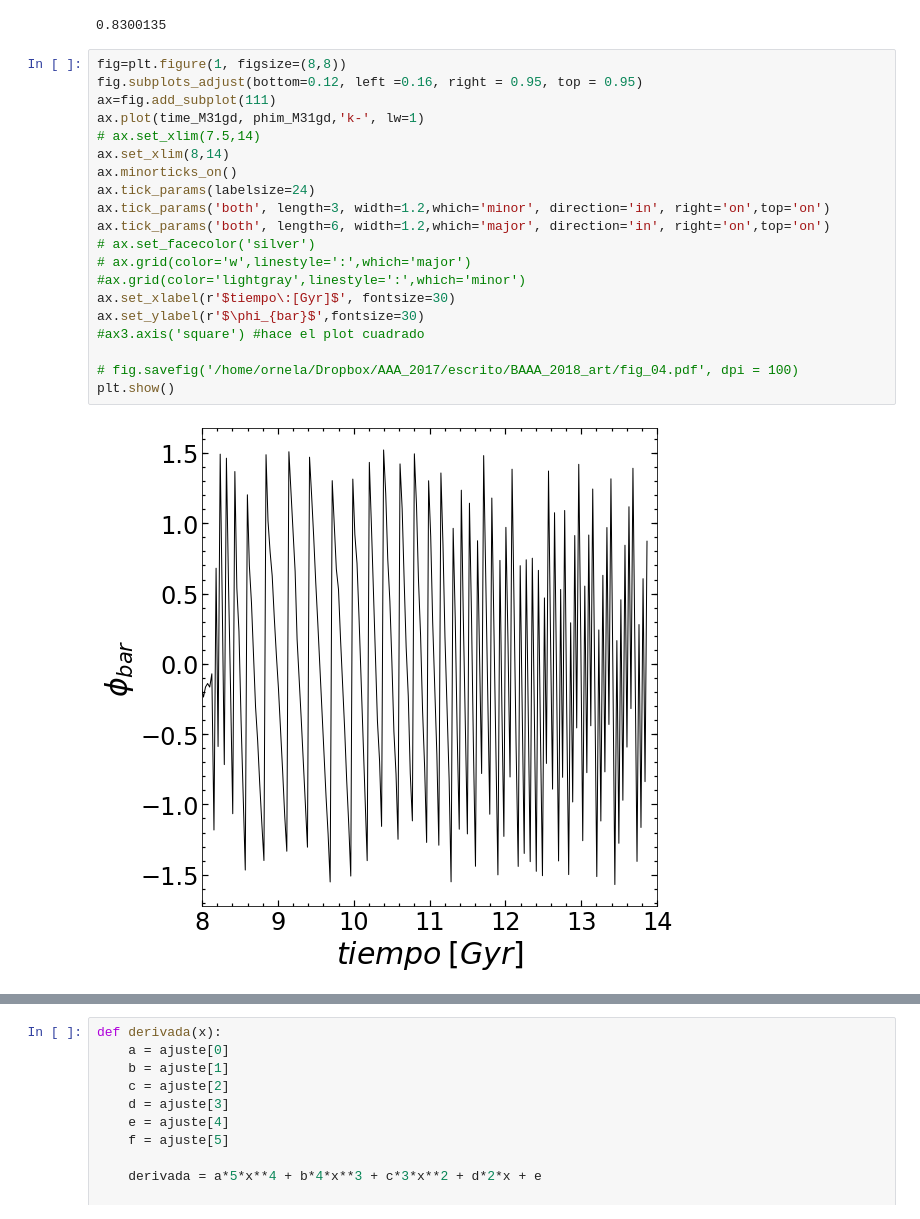
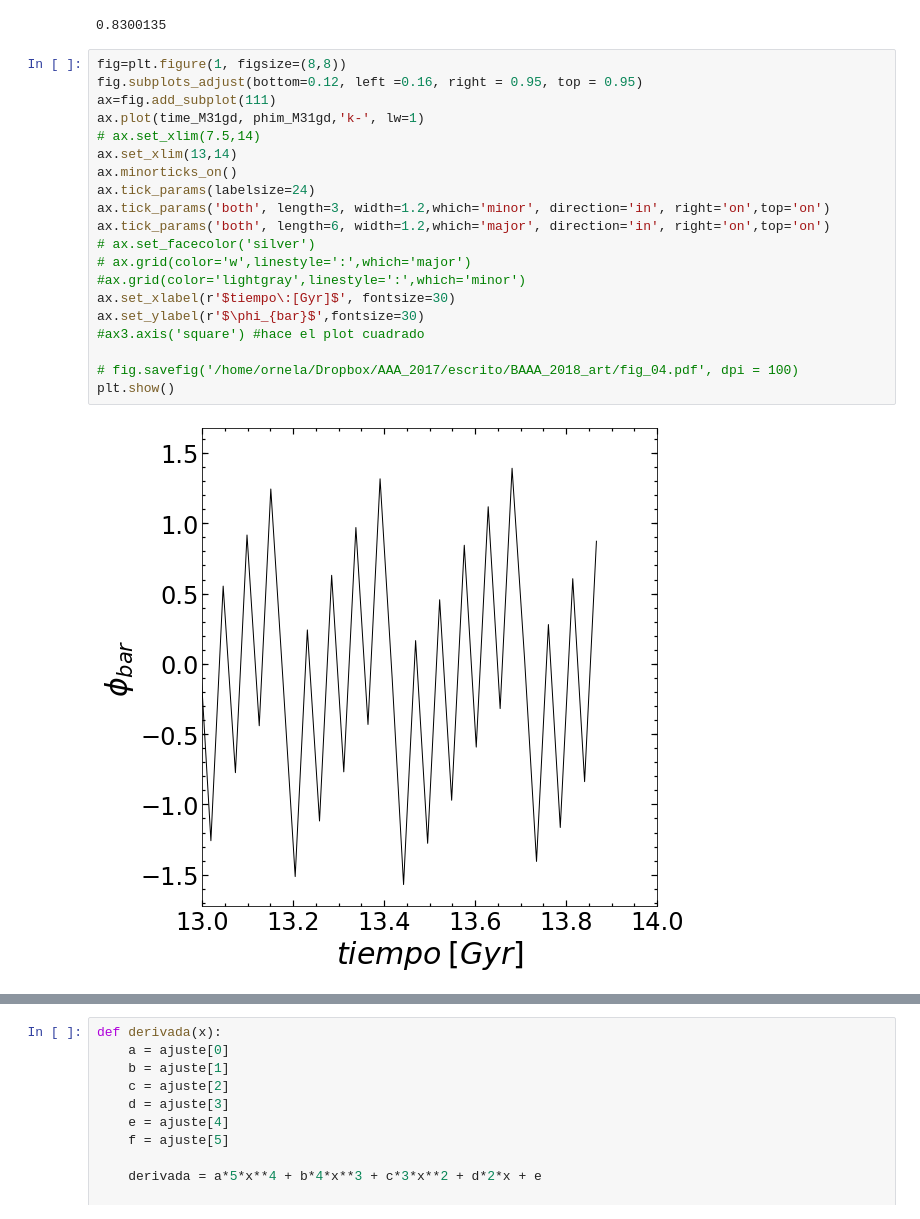
Before and after one commit to ornemarioni/Barras_GdGs, a Jupyter notebook: Barras_Gd/programs/A2maxvstime_simulaciones.ipynb, the cells around one changed output, grey strips where cells are left out. Cells and saved outputs as stored; diff of their text form.

Commit message:
acomode los plots edge-on de las galaxias y hice los plots de font

```diff
--- a/Barras_Gd/programs/A2maxvstime_simulaciones.ipynb
+++ b/Barras_Gd/programs/A2maxvstime_simulaciones.ipynb
@@ -441,22 +438,22 @@ print phim_M31gd1[0]/2
 # %%
 fig=plt.figure(1, figsize=(8,8))
 fig.subplots_adjust(bottom=0.12, left =0.16, right = 0.95, top = 0.95)
 ax=fig.add_subplot(111)
 ax.plot(time_M31gd, phim_M31gd,'k-', lw=1)
 # ax.set_xlim(7.5,14)
-ax.set_xlim(8,14)
+ax.set_xlim(13,14)
 ax.minorticks_on()
 ax.tick_params(labelsize=24)
 ax.tick_params('both', length=3, width=1.2,which='minor', direction='in', right='on',top='on')
 ax.tick_params('both', length=6, width=1.2,which='major', direction='in', right='on',top='on')
 # ax.set_facecolor('silver')
 # ax.grid(color='w',linestyle=':',which='major')
 #ax.grid(color='lightgray',linestyle=':',which='minor')
 ax.set_xlabel(r'$tiempo\:[Gyr]$', fontsize=30)
 ax.set_ylabel(r'$\phi_{bar}$',fontsize=30)
 #ax3.axis('square') #hace el plot cuadrado
 
 # fig.savefig('/home/ornela/Dropbox/AAA_2017/escrito/BAAA_2018_art/fig_04.pdf', dpi = 100)
 plt.show()
 # %% [output]
-[figure, old version]
+[figure, new version]
```
Also changed, not shown: parts of 4 cells of this notebook, 4 other files.
